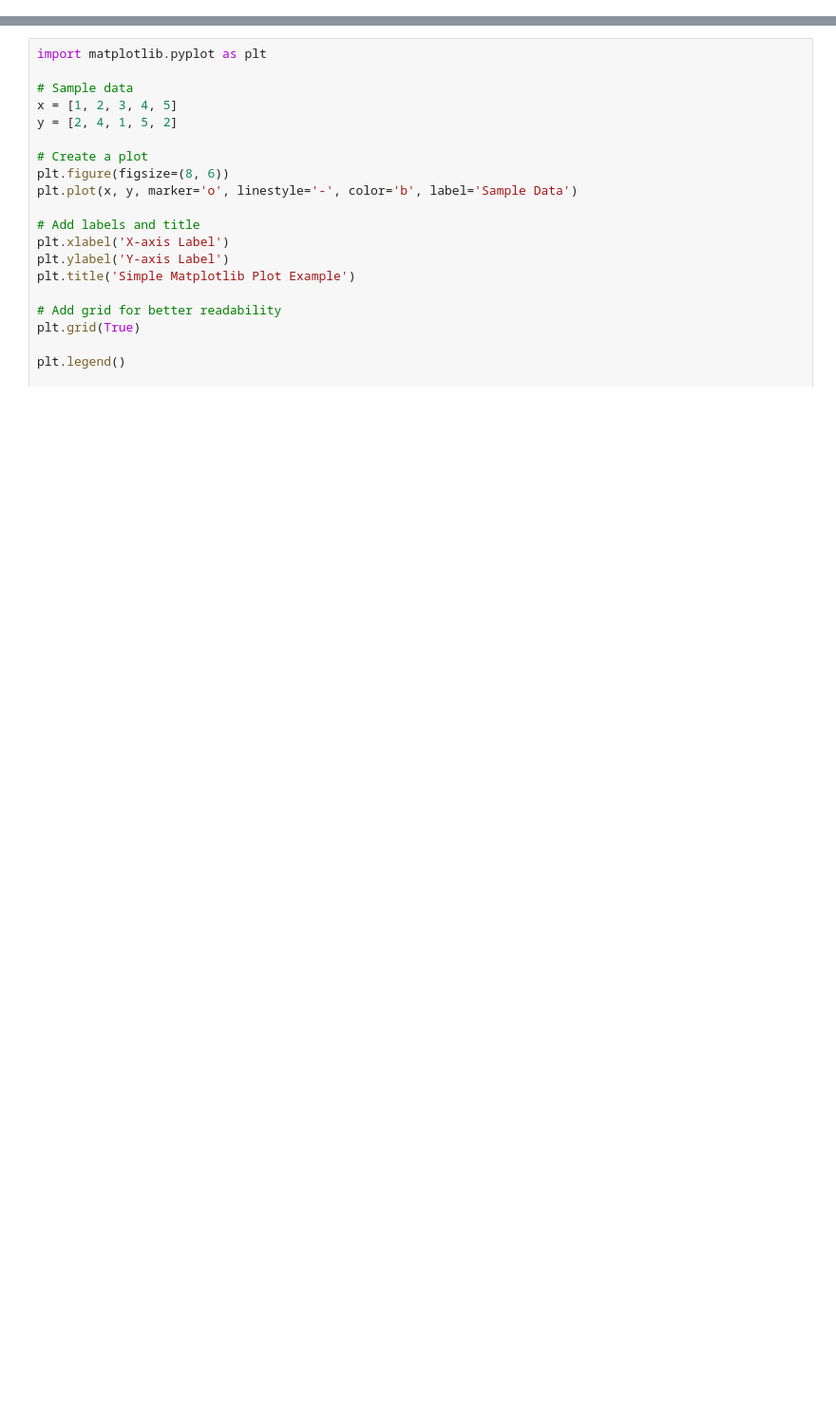
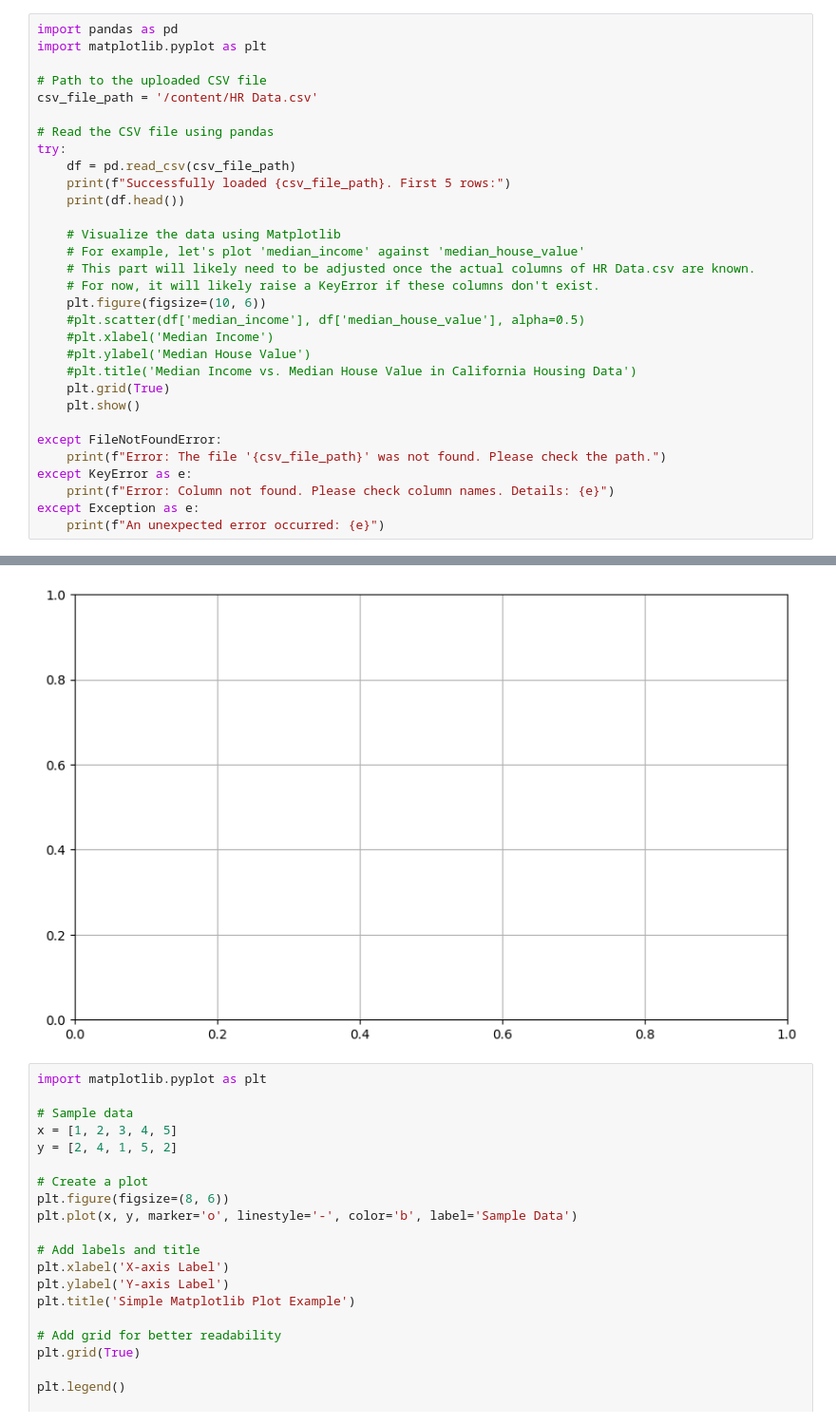
Before and after one commit to Muthoni74/pandas-MPL, a Jupyter notebook: mpl.ipynb, the cells around one changed output, grey strips where cells are left out. Shown at 95% size. Cells and saved outputs as stored; diff of their text form; blank space fills up the shorter version.

```diff
--- a/mpl.ipynb
+++ b/mpl.ipynb
@@ -2,0 +3,32 @@
+# %%
+import pandas as pd
+import matplotlib.pyplot as plt
+
+# Path to the uploaded CSV file
+csv_file_path = '/content/HR Data.csv'
+
+# Read the CSV file using pandas
+try:
+    df = pd.read_csv(csv_file_path)
+    print(f"Successfully loaded {csv_file_path}. First 5 rows:")
+    print(df.head())
+
+    # Visualize the data using Matplotlib
+    # For example, let's plot 'median_income' against 'median_house_value'
+    # This part will likely need to be adjusted once the actual columns of HR Data.csv are known.
+    # For now, it will likely raise a KeyError if these columns don't exist.
+    plt.figure(figsize=(10, 6))
+    #plt.scatter(df['median_income'], df['median_house_value'], alpha=0.5)
+    #plt.xlabel('Median Income')
+    #plt.ylabel('Median House Value')
+    #plt.title('Median Income vs. Median House Value in California Housing Data')
+    plt.grid(True)
+    plt.show()
+
+except FileNotFoundError:
+    print(f"Error: The file '{csv_file_path}' was not found. Please check the path.")
+except KeyError as e:
+    print(f"Error: Column not found. Please check column names. Details: {e}")
+except Exception as e:
+    print(f"An unexpected error occurred: {e}")
+# %% [output]
@@ -3,3 +52,4 @@
+[figure, added]
 # %%
 import matplotlib.pyplot as plt
 
```
Also changed, not shown: parts of 14 cells of this notebook.
